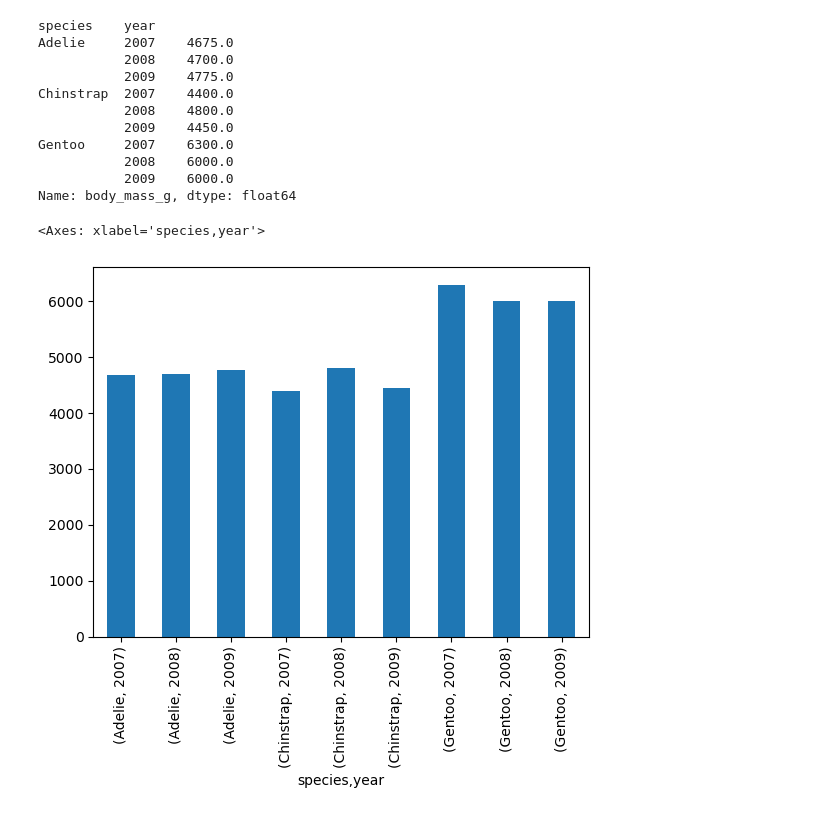
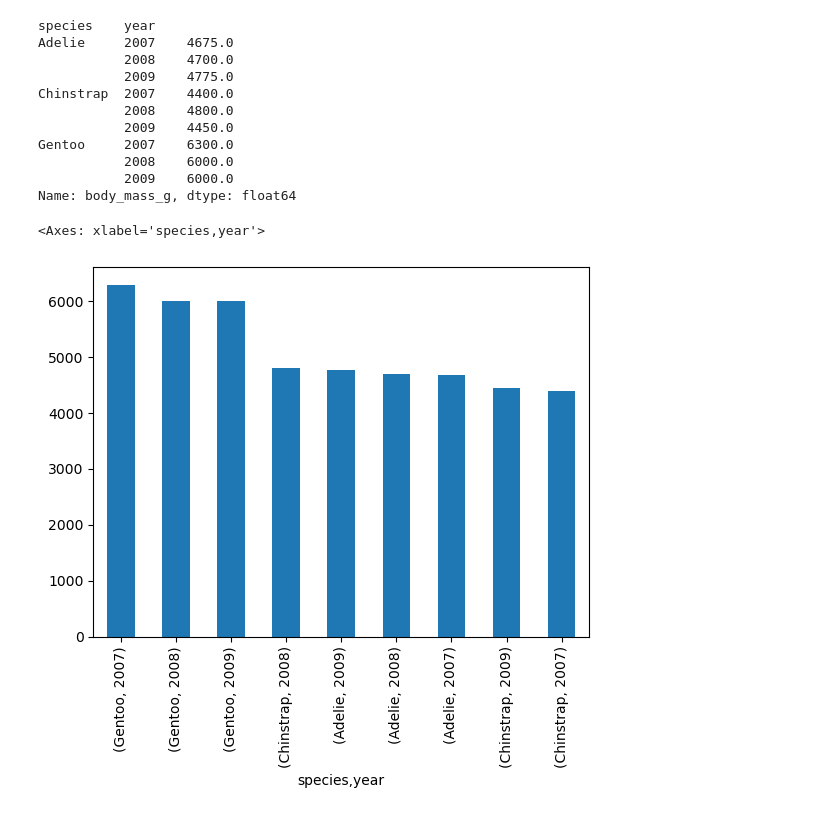
Before and after one commit to moniqueallyson/eds220-in-class, a Jupyter notebook: week2-groupby.ipynb, the cells around one changed output. Cells and saved outputs as stored; diff of their text form; code cells hidden in the pictures.

```diff
--- a/week2-groupby.ipynb
+++ b/week2-groupby.ipynb
@@ -211,8 +210,8 @@ Gentoo     2007    6300.0
            2008    6000.0
            2009    6000.0
 Name: body_mass_g, dtype: float64
-# %%
-pbody_group.plot(kind='bar')
-# %% [output]
-<Axes: xlabel='species,year'>
-[figure, removed]
+# %%
+pbody_group.sort_values(ascending=False).plot(kind='bar')
+# %% [output]
+<Axes: xlabel='species,year'>
+[figure, added]
```
Also changed, not shown: parts of 1 cell of this notebook.
